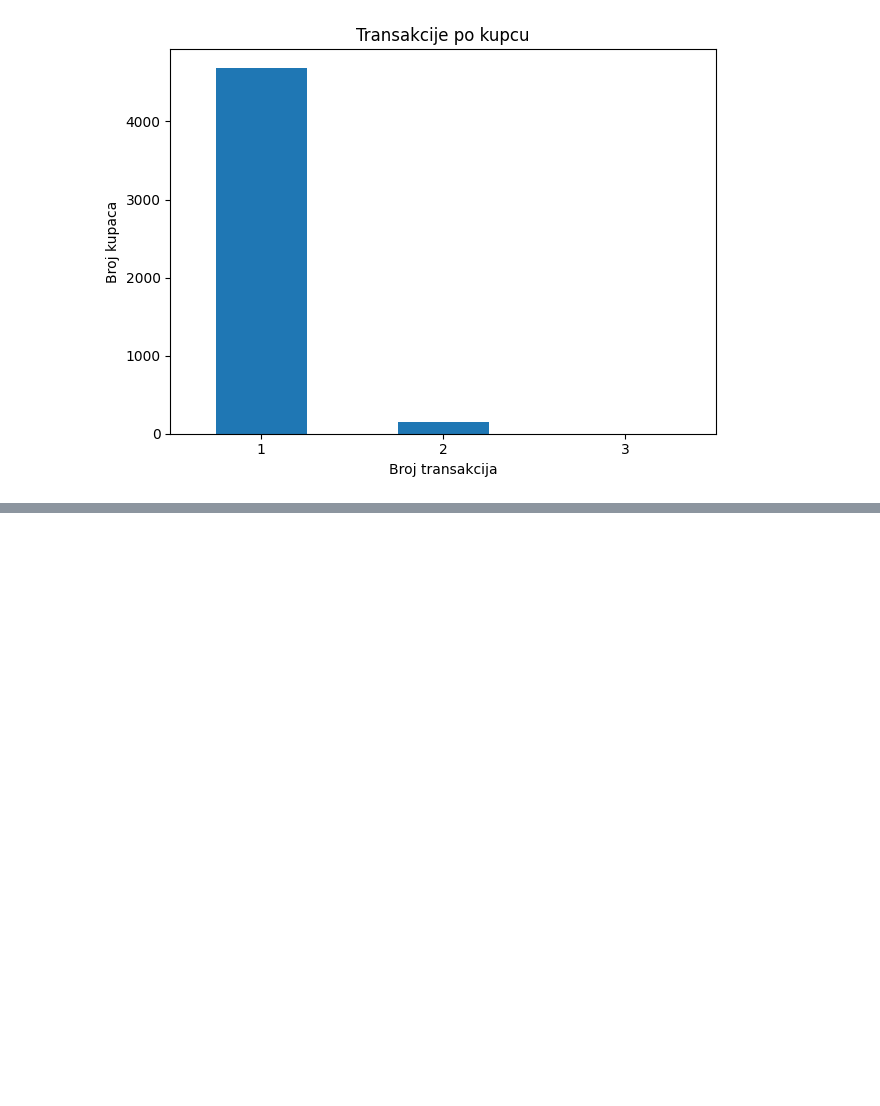
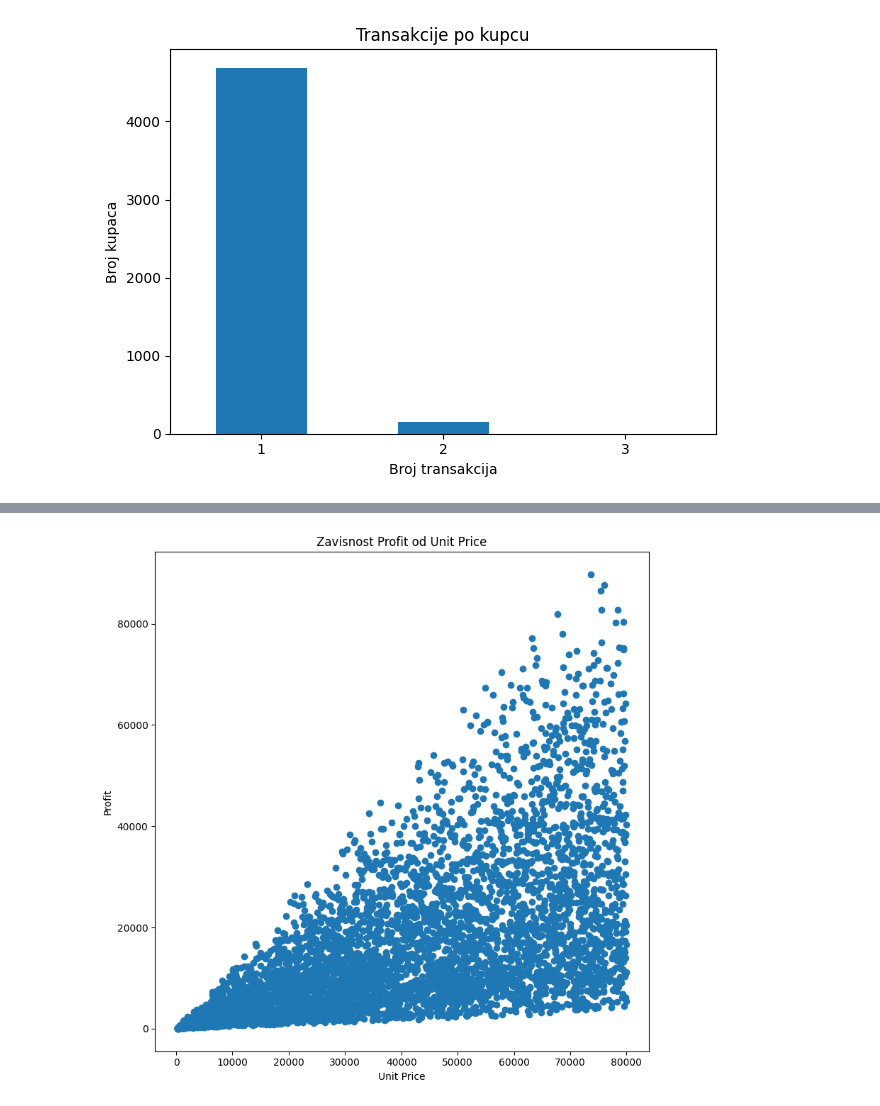
Before and after one commit to gavrilovicluka/machine-learning-projects, a Jupyter notebook: Projekat 2/Projekat2.ipynb, the cells around one changed output, grey strips where cells are left out. Cells and saved outputs as stored; diff of their text form; code cells hidden in the pictures; blank space fills up the shorter version.

```diff
--- a/Projekat 2/Projekat2.ipynb
+++ b/Projekat 2/Projekat2.ipynb
@@ -395,0 +474,15 @@ Name: count, dtype: int64
+# %%
+plt.figure(figsize=(8, 8))
+
+x=df['Unit Price']
+y=df['Profit']
+plt.scatter(x,y)
+
+plt.title(f"Zavisnost Profit od Unit Price")
+plt.xlabel("Unit Price")
+plt.ylabel('Profit')
+
+plt.tight_layout()
+plt.show()
+# %% [output]
+[figure, added]
```
Also changed, not shown: parts of 33 cells of this notebook.
